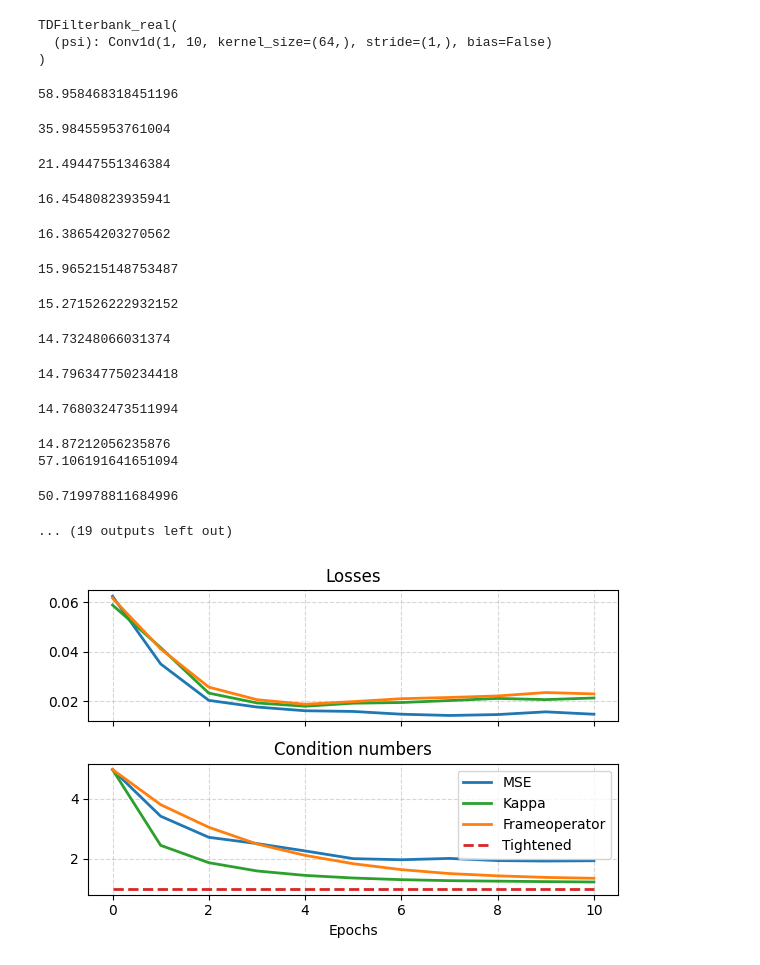
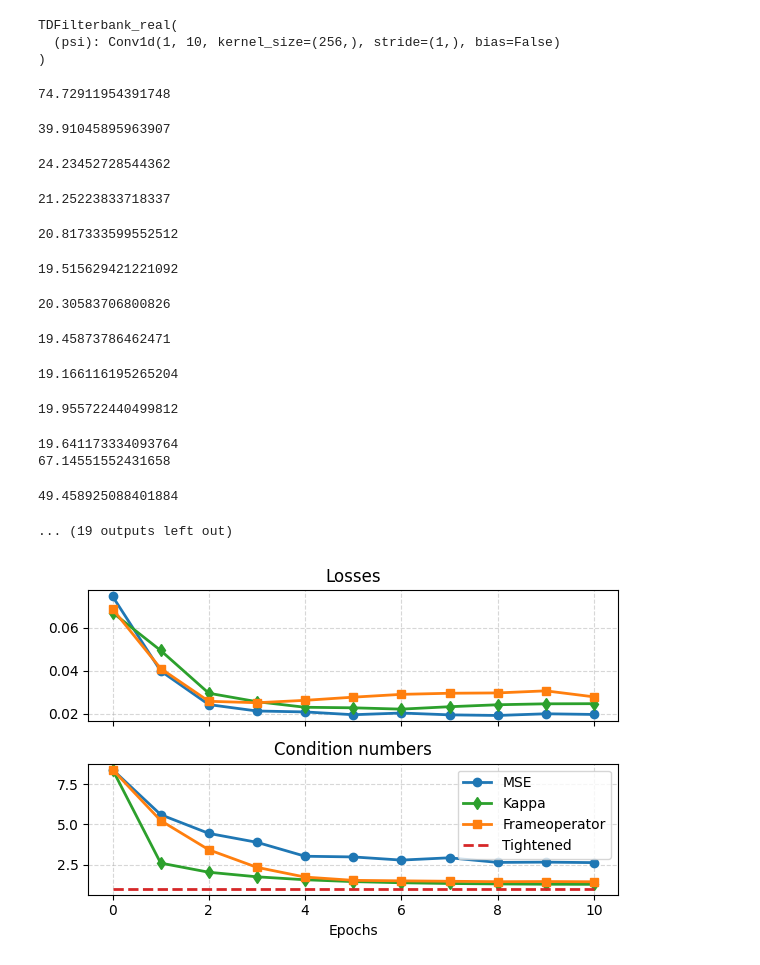
Before and after one commit to danedane-haider/Random-Filterbanks, a Jupyter notebook: Stability of Random Filterbanks under Gradient Descent/Reproducing_Random_Tightness.ipynb, the cells around one changed output. Cells and saved outputs as stored; diff of their text form; code cells hidden in the pictures.

```diff
--- a/Stability of Random Filterbanks under Gradient Descent/Reproducing_Random_Tightness.ipynb
+++ b/Stability of Random Filterbanks under Gradient Descent/Reproducing_Random_Tightness.ipynb
@@ -18,7 +18,7 @@ HYPERPARAMS = {
     "synth": {
         "N": 1024,
         "J": 10,
-        "T": 64,
+        "T": 256,
         "sr": 16000,
         "fmin": 64,
         "fmax": 8000,
@@ -67,7 +67,7 @@ baseline = TDFilterbank_real(spec, w_init)
 print(baseline)
 # %% [output]
 TDFilterbank_real(
-  (psi): Conv1d(1, 10, kernel_size=(64,), stride=(1,), bias=False)
+  (psi): Conv1d(1, 10, kernel_size=(256,), stride=(1,), bias=False)
 )
 # %%
 # loss functions with penalization terms
@@ -83,7 +83,7 @@ class CondLoss(nn.Module):
         w_hat = torch.sum(torch.abs(torch.fft.fft(w,dim=1))**2,dim=0)
         Lam_max = torch.max(w_hat,dim=0).values
         Lam_min = torch.min(w_hat,dim=0).values
-        loss = torch.mean(torch.abs(inputs - targets)**2) + 0.01*Lam_max/Lam_min
+        loss = torch.mean(torch.abs(inputs - targets)**2) + 0.001*Lam_max/Lam_min
         return loss
 
 # penalizing large ||W^T W - I||^2
@@ -97,7 +97,7 @@ class NormLoss(nn.Module):
         W = fb.circulant(w)
         S = torch.matmul(W.T,W)
         I = torch.eye(S.shape[0])
-        loss = torch.mean(torch.abs(inputs - targets)**2) + 0.01*torch.norm(S-I)**2
+        loss = torch.mean(torch.abs(inputs - targets)**2) + 0.001*torch.norm(S-I)**2
         return loss
 # %%
 # training function
@@ -199,49 +199,49 @@ losses_fo, conditions_fo = train(
     n_epochs=n_epochs,
     epoch_size=epoch_size)
 # %% [output]
-58.958468318451196
+74.72911954391748
-35.98455953761004
+39.91045895963907
-21.49447551346384
+24.23452728544362
-16.45480823935941
+21.25223833718337
-16.38654203270562
+20.817333599552512
-15.965215148753487
+19.515629421221092
-15.271526222932152
+20.30583706800826
-14.73248066031374
+19.45873786462471
-14.796347750234418
+19.166116195265204
-14.768032473511994
+19.955722440499812
-14.87212056235876
-57.106191641651094
+19.641173334093764
+67.14551552431658
-50.719978811684996
+49.458925088401884
 ... (19 outputs left out)
 # %%
 # plot losses and condition numbers over epochs
 
 plt.rcParams['text.usetex'] = False
 
 fig, axes = plt.subplots(2, 1, figsize=(6, 4), sharex=True)
 Ts = np.arange(0, n_epochs+1)
 
 ax = axes[0]
-ax.plot(Ts, losses_mse, 'tab:blue', linewidth=2)
-ax.plot(Ts, losses_kappa, 'tab:green', linewidth=2)
-ax.plot(Ts, losses_fo, 'tab:orange', linewidth=2)
+ax.plot(Ts, losses_mse, 'tab:blue', linewidth=2, marker = 'o')
+ax.plot(Ts, losses_kappa, 'tab:green', linewidth=2, marker = 'd')
+ax.plot(Ts, losses_fo, 'tab:orange', linewidth=2, marker = 's')
 
 ax.set_title('Losses')
 ax.grid(linestyle='--', alpha=0.5)
 
 ax = axes[1]
-ax.plot(Ts, conditions_mse, 'tab:blue', linewidth=2, label='MSE')
-ax.plot(Ts, conditions_kappa, 'tab:green', linewidth=2, label='Kappa')
-ax.plot(Ts, conditions_fo, 'tab:orange', linewidth=2, label='Frameoperator')
+ax.plot(Ts, conditions_mse, 'tab:blue', linewidth=2, label='MSE', marker = 'o')
+ax.plot(Ts, conditions_kappa, 'tab:green', linewidth=2, label='Kappa', marker = 'd')
+ax.plot(Ts, conditions_fo, 'tab:orange', linewidth=2, label='Frameoperator', marker = 's')
 ax.plot(Ts, np.ones(len(Ts)), 'tab:red', linewidth=2, label='Tightened', linestyle='--')
 
 ax.set_title('Condition numbers')
 ax.legend(loc='upper right')
 ax.set_xlabel('Epochs')
 ax.grid(linestyle='--', alpha=0.5)
 
 plt.tight_layout()
 
 plt.savefig('Reproducing_Random_Tightness.pdf', bbox_inches='tight')
 # %% [output]
-[figure, old version]
+[figure, new version]
```
Also changed, not shown: 1 other file.
